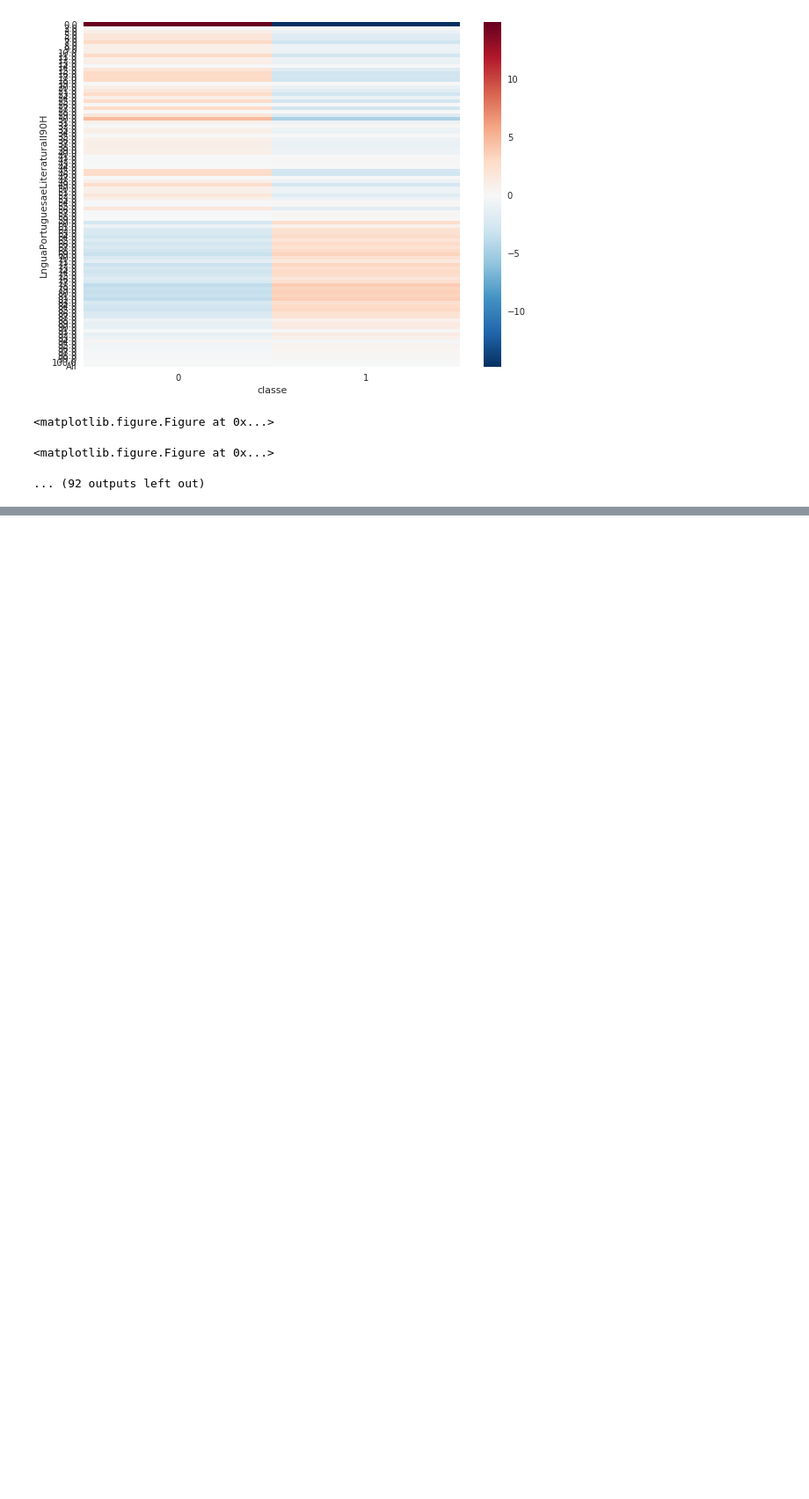
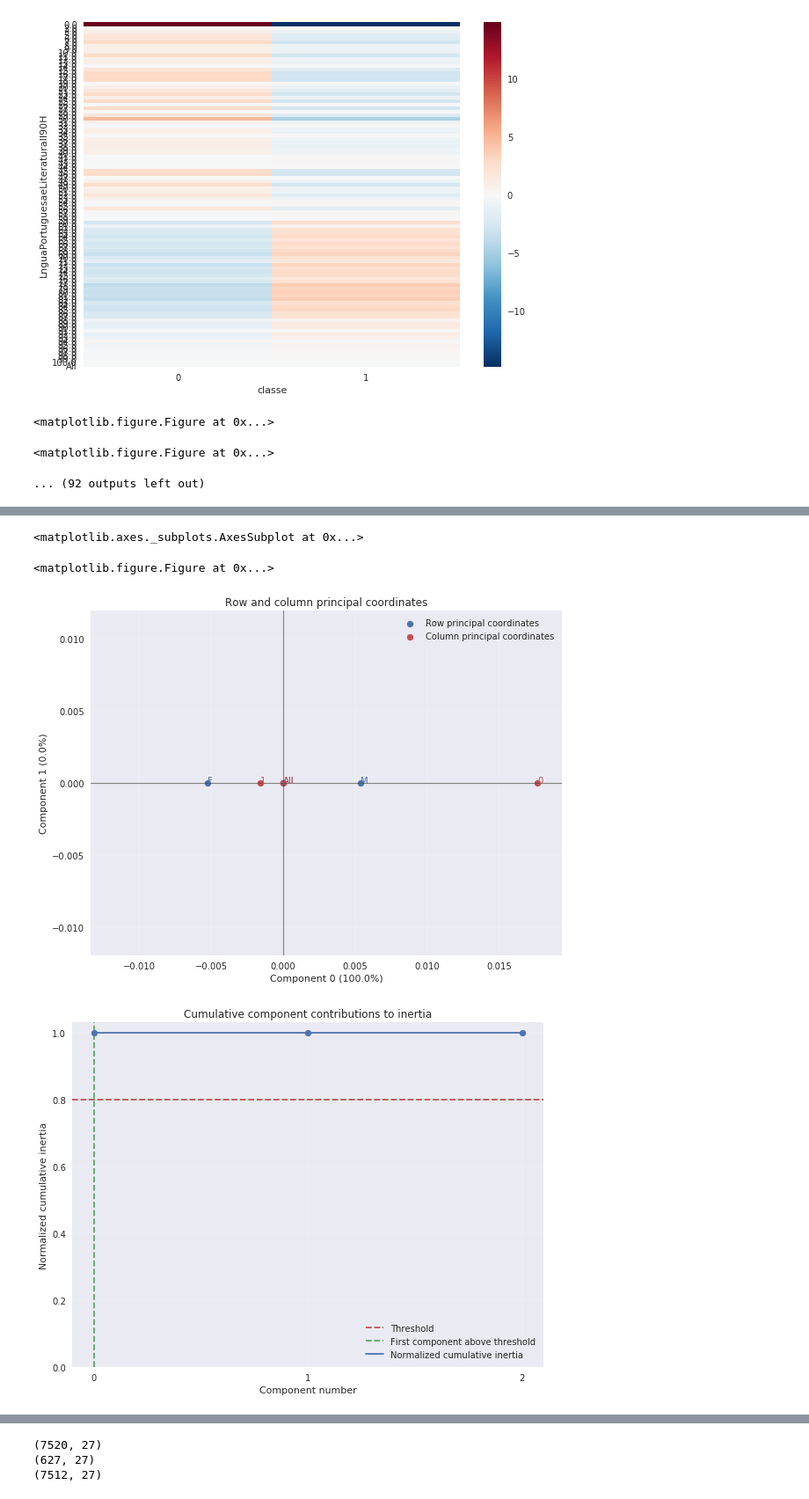
Before and after one commit to tmedeirosb/modelo_ifrn_integrado, a Jupyter notebook: versao_2/EDA.ipynb, the cells around one changed output, grey strips where cells are left out. Shown at 88% size. Cells and saved outputs as stored; diff of their text form; code cells hidden in the pictures; blank space fills up the shorter version.

Commit message:
AC e supervisionado com dados filtrados

```diff
--- a/versao_2/EDA.ipynb
+++ b/versao_2/EDA.ipynb
@@ -515,3 +515,8 @@ for index1 in dados.columns:
 <matplotlib.figure.Figure at 0x...>
 <matplotlib.figure.Figure at 0x...>
 ... (92 outputs left out)
+# %%
+#removendo atributos que não traz ganho de informação
+#ano_letivo__ano
+#ano_letivo__ano_matricula_periodo
+dados = dados.drop(['ano_letivo__ano', 'ano_letivo__ano_matricula_periodo'], axis=1)
@@ -517,0 +547,24 @@ for index1 in dados.columns:
+# %%
+tbl = pd.crosstab(index = dados.pessoa_fisica__sexo, columns = dados.classe, margins=True)
+#print(tbl)
+
+#analise de correspondencia
+ca = prince.CA(tbl, n_components=-1)
+
+fig = plt.figure()
+fig, ax = ca.plot_rows_columns(axes=[0, 1], show_row_labels=True, show_column_labels=True)
+
+ca.plot_cumulative_inertia()
+
+#matriz residual
+res = (ca.P - ca.expected_frequencies) * ca.N
+#res
+
+f, ax = plt.subplots()
+df = res.drop(['All'], axis=1)
+sns.heatmap(df)
+# %% [output]
+<matplotlib.axes._subplots.AxesSubplot at 0x...>
+<matplotlib.figure.Figure at 0x...>
+[figure, added]
+[figure, added]
@@ -517,0 +572,14 @@ for index1 in dados.columns:
+# %%
+#'qtd_pessoas_domicilio', 'renda_bruta_familiar', 'sigla'
+print(dados.shape)
+print(dados[dados.classe==0].shape)
+
+dados_filtrado = dados[dados.qtd_pessoas_domicilio < 12 ]
+print(dados_filtrado.shape)
+dados_filtrado[dados_filtrado.classe==0].shape
+
+dados = dados_filtrado
+# %% [output]
+(7520, 27)
+(627, 27)
+(7512, 27)
```
Also changed, not shown: parts of 11 cells of this notebook, 2 other files.
